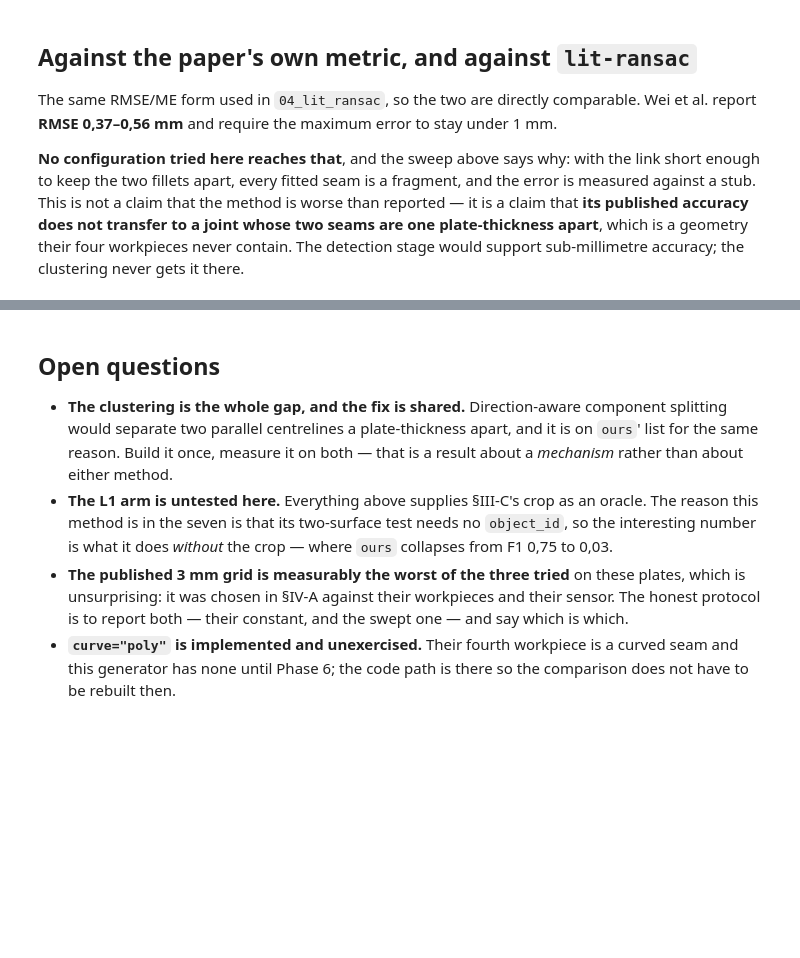
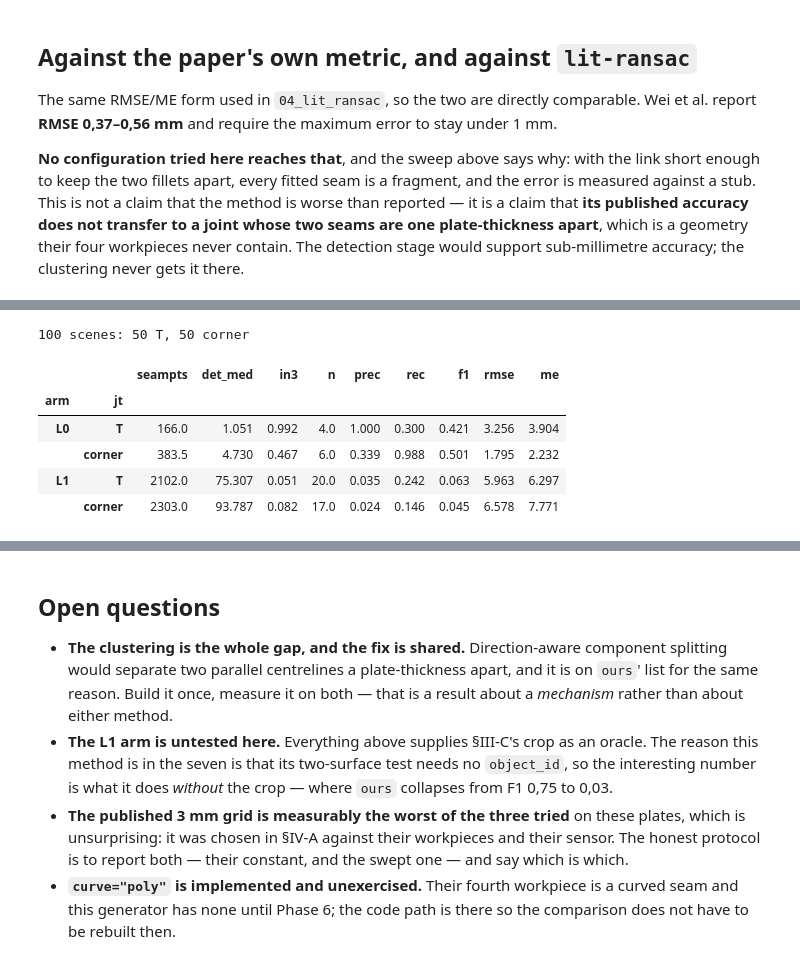
Before and after one commit to amnessa/welding_cell_ws, a Jupyter notebook: weld_generator/notebooks/05_lit_regiongrow.ipynb, the cells around one changed output, grey strips where cells are left out. Drawn from its saved outputs; the diff is of its cells as text; code cells hidden in the pictures; blank space fills up the shorter version.

```diff
--- a/weld_generator/notebooks/05_lit_regiongrow.ipynb
+++ b/weld_generator/notebooks/05_lit_regiongrow.ipynb
@@ -432,0 +553,31 @@ best.groupby("vox").agg(rmse_med=("rmse", "median"), me_med=("me", "median"),
+# %%
+BOTH = prepare(("T", "corner"))
+print(f"{len(BOTH)} scenes: {sum(s['facts']['joint_type'] == 'T' for s in BOTH)} T, "
+      f"{sum(s['facts']['joint_type'] == 'corner' for s in BOTH)} corner")
+
+arms = []
+for s_ in BOTH:
+    for arm in ("L0", "L1"):
+        r_ = detect(s_["xyz"], voxel_mm=1.5, edge_radius_mm=1.5 * 1.5, link_mm=2.0 * 1.5,
+                    segmentation_mask=s_["mask"] if arm == "L0" else None)
+        m = evaluate(r_.polylines, s_["gt"], tol_mm=3.0)
+        errs = [e for e in matched_path_errors(r_.polylines, s_["gt"]) if e["matched"]]
+        pts_ = r_.points[r_.seam_mask]
+        dd = distance_to_polylines(pts_, s_["gt"]) if len(pts_) else np.array([np.inf])
+        arms.append({"scene": s_["name"], "jt": s_["facts"]["joint_type"], "arm": arm,
+                     "seampts": len(pts_), "det_med": float(np.median(dd)),
+                     "in3": float((dd <= 3).mean()), "n": r_.n_seams, "f1": m["f1"],
+                     "prec": m["precision"], "rec": m["recall"],
+                     "rmse": max((e["rmse"] for e in errs), default=np.nan),
+                     "me": max((e["me"] for e in errs), default=np.nan)})
+arms = pd.DataFrame(arms)
+arms.groupby(["arm", "jt"])[["seampts", "det_med", "in3", "n", "prec", "rec", "f1",
+                             "rmse", "me"]].median().round(3)
+# %% [output]
+100 scenes: 50 T, 50 corner
+|  |  | seampts | det_med | in3 | n | prec | rec | f1 | rmse | me |
+| arm | jt |  |  |  |  |  |  |  |  |  |
+| L0 | T | 166.0 | 1.051 | 0.992 | 4.0 | 1.000 | 0.300 | 0.421 | 3.256 | 3.904 |
+|  | corner | 383.5 | 4.730 | 0.467 | 6.0 | 0.339 | 0.988 | 0.501 | 1.795 | 2.232 |
+| L1 | T | 2102.0 | 75.307 | 0.051 | 20.0 | 0.035 | 0.242 | 0.063 | 5.963 | 6.297 |
+|  | corner | 2303.0 | 93.787 | 0.082 | 17.0 | 0.024 | 0.146 | 0.045 | 6.578 | 7.771 |
```
Also changed, not shown: parts of 14 cells of this notebook, 12 other files.
